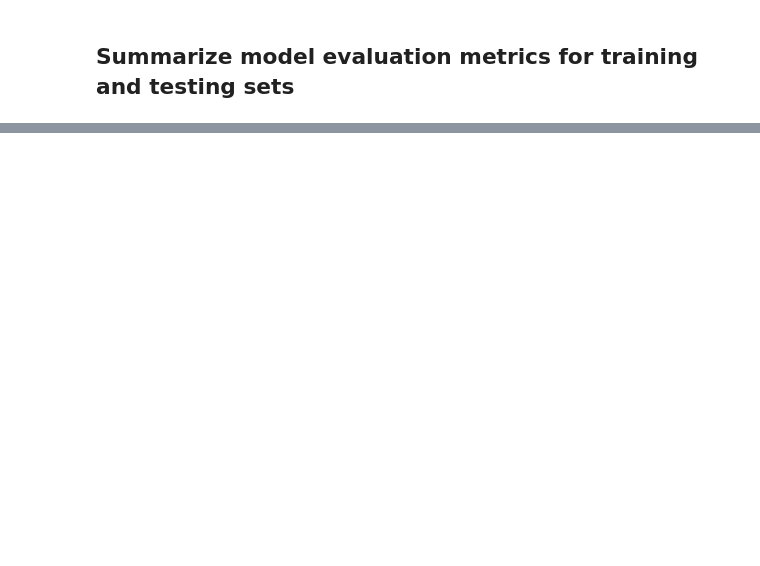
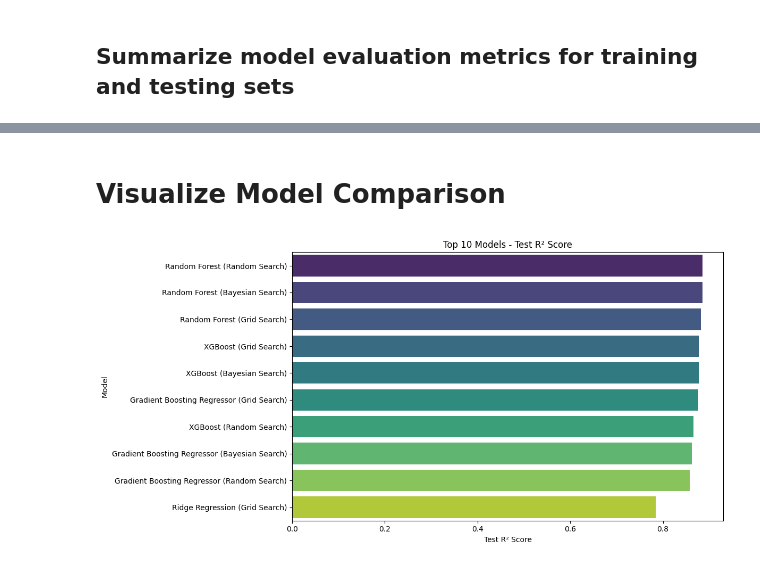
Before and after one commit to tshihab07/MPG-Forecasting-Model, a Jupyter notebook: advanceModeling.ipynb, the cells around one changed output, grey strips where cells are left out. Saved outputs shown, nothing was run; the diff lists cells and outputs as text; code cells hidden in the pictures; blank space fills up the shorter version.

Commit message:
Visualize top 10 best model

```diff
--- a/advanceModeling.ipynb
+++ b/advanceModeling.ipynb
@@ -371,3 +371,16 @@ summary_df
 | 12 | Linear Regression (Grid Search) | 11.777357 | 2.627755 | 3.431815 | 0.812156 | 11.237861 | 2.518828 | 3.352292 | 0.779825 |
 | 13 | Linear Regression (Random Search) | 11.777357 | 2.627755 | 3.431815 | 0.812156 | 11.237861 | 2.518828 | 3.352292 | 0.779825 |
 | 14 | Linear Regression (Bayesian Search) | 11.777357 | 2.627755 | 3.431815 | 0.812156 | 11.237861 | 2.518828 | 3.352292 | 0.779825 |
+# %% [markdown]
+# Visualize Model Comparison
+# %%
+
+plt.figure(figsize=(12, 6))
+sns.barplot(data=summary_df.head(10), x='Test R2', y='Model', palette='viridis')
+plt.title('Top 10 Models - Test R² Score')
+plt.xlabel('Test R² Score')
+plt.ylabel('Model')
+plt.tight_layout()
+plt.show()
+# %% [output]
+[figure, added]
```
Also changed, not shown: parts of 3 cells of this notebook.
